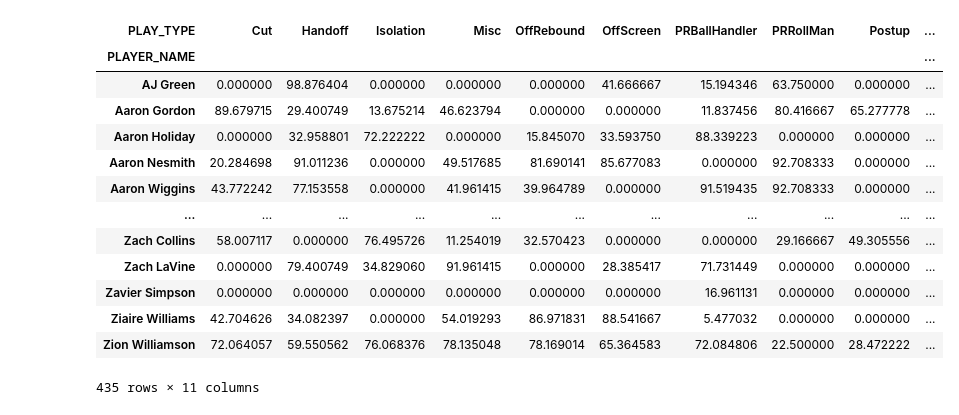
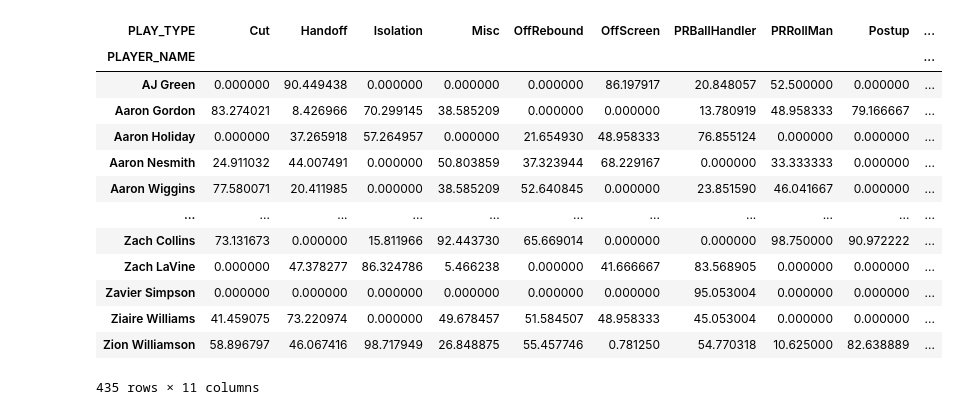
Before and after one commit to omermazig/nba_statistics_provider, a Jupyter notebook: playground.ipynb, the cells around one changed output. Cells and saved outputs as stored; diff of their text form; code cells hidden in the pictures.

Commit message:
Remove redundant cells, Change hover for points in plot, fix groupby `POSS_PCT` calculation, and fix but for metrics.

```diff
--- a/playground.ipynb
+++ b/playground.ipynb
@@ -33,32 +1,43 @@ assert league_object.playtype.transition == PlayTypeLeagueAverage('offensive', '
 # %%
+from leagueScripts import PlayTypeLeagueAverage
 from nba_api.stats.library.parameters import PlayType
 from nba_api.stats.endpoints import SynergyPlayTypes
 import pandas as pd
 
-# df = pd.DataFrame(columns=SynergyPlayTypes.expected_data["SynergyPlayType"])
 playtypes_df = []
 for playtype in PlayTypeLeagueAverage.get_playtype_classes_names():
     _playtype_df = SynergyPlayTypes(play_type_nullable=getattr(PlayType, playtype), type_grouping_nullable='offensive', player_or_team_abbreviation='P').synergy_play_type.get_data_frame()
     playtypes_df.append(_playtype_df)
 df = pd.concat(playtypes_df)
-df = df[['PLAYER_NAME', 'TEAM_NAME', 'PLAY_TYPE', 'PTS', 'POSS']]
+df = df[['PLAYER_NAME', 'TEAM_NAME', 'PLAY_TYPE', 'PTS', 'POSS', 'POSS_PCT']]
 
 # Define a custom aggregation function
 def custom_agg(group):
-    # Example: Sum the 'POSS' and take the max of 'PERCENTILE'
-    aggregation = {
-        'TEAM_NAME': lambda x: ', '.join(x.unique()),  # Combine team names
-        'PTS': 'sum',  # Example custom aggregation: take the max percentile
-        'POSS': 'sum'  # Example custom aggregation: sum the possessions
-    }
-    return group.agg(aggregation)
+    # Calculate the combined team names
+    combined_team_names = ', '.join(group['TEAM_NAME'].unique())
+
+    # Calculate the sum of PTS and POSS
+    pts_sum = group['PTS'].sum()
+    poss_sum = group['POSS'].sum()
+
+    # Calculate the correct POSS_PCT
+    poss_pct_numerator = poss_sum
+    poss_pct_denominator = (group['POSS'] / group['POSS_PCT']).sum()
+    poss_pct = poss_pct_numerator / poss_pct_denominator if poss_pct_denominator != 0 else 0
+
+    # Return as a Series
+    return pd.Series({
+        'TEAM_NAME': combined_team_names,
+        'PTS': pts_sum,
+        'POSS': poss_sum,
+        'POSS_PCT': poss_pct
+    })
 
 # Apply the custom aggregation for players with multiple teams
 df = df.groupby(['PLAYER_NAME', 'PLAY_TYPE']).apply(custom_agg, include_groups=False)
 df['PPP'] = df['PTS'] / df['POSS']
 # Calculate percentiles
-df['PERCENTILE_POSS'] = df.groupby('PLAY_TYPE')['POSS'].rank(pct=True) * 100
-df['PERCENTILE_PPP'] = df.groupby('PLAY_TYPE')['PPP'].rank(pct=True) * 100
+df['PERCENTILE_FREQ%'] = df.groupby('PLAY_TYPE')['POSS_PCT'].rank(pct=True) * 100
 
 df
 # %% [output]
@@ -80,7 +59,7 @@ df
 # Pivot the dataframe
 df_pivot = df.pivot_table(index=['PLAYER_NAME'],
                           columns='PLAY_TYPE',
-                          values=['PERCENTILE_PPP', 'PERCENTILE_POSS'],
+                          values=['PPP', 'POSS_PCT', 'PERCENTILE_FREQ%'],
                           aggfunc='first',
                           fill_value=0)
 
@@ -88,5 +67,7 @@ df_pivot = df.pivot_table(index=['PLAYER_NAME'],
 # df_pivot.columns = [f'{i}_{j}' for i, j in df_pivot.columns]
 df_pivot = df_pivot.rename(columns={'PLAYER_NAME_': 'PLAYER_NAME', 'TEAM_NAME_': 'TEAM_NAME'})
 
-df_for_plot = df_pivot['PERCENTILE_PPP']
-metrics = df_for_plot.columns[1:].tolist()
+df_ppp_for_plot = df_pivot['PPP']
+df_frequency_for_plot = df_pivot['POSS_PCT']
+df_percentile_frequency_for_plot = df_pivot['PERCENTILE_FREQ%']
+metrics = df_ppp_for_plot.columns.tolist()
@@ -93,18 +108,18 @@ metrics = df_for_plot.columns[1:].tolist()
 # %%
-df_for_plot
+df_percentile_frequency_for_plot
 # %% [output]
 | PLAY_TYPE | Cut | Handoff | Isolation | Misc | OffRebound | OffScreen | PRBallHandler | PRRollMan | Postup | ... |
 | PLAYER_NAME |  |  |  |  |  |  |  |  |  | ... |
-| AJ Green | 0.000000 | 98.876404 | 0.000000 | 0.000000 | 0.000000 | 41.666667 | 15.194346 | 63.750000 | 0.000000 | ... |
-| Aaron Gordon | 89.679715 | 29.400749 | 13.675214 | 46.623794 | 0.000000 | 0.000000 | 11.837456 | 80.416667 | 65.277778 | ... |
-| Aaron Holiday | 0.000000 | 32.958801 | 72.222222 | 0.000000 | 15.845070 | 33.593750 | 88.339223 | 0.000000 | 0.000000 | ... |
-| Aaron Nesmith | 20.284698 | 91.011236 | 0.000000 | 49.517685 | 81.690141 | 85.677083 | 0.000000 | 92.708333 | 0.000000 | ... |
-| Aaron Wiggins | 43.772242 | 77.153558 | 0.000000 | 41.961415 | 39.964789 | 0.000000 | 91.519435 | 92.708333 | 0.000000 | ... |
+| AJ Green | 0.000000 | 90.449438 | 0.000000 | 0.000000 | 0.000000 | 86.197917 | 20.848057 | 52.500000 | 0.000000 | ... |
+| Aaron Gordon | 83.274021 | 8.426966 | 70.299145 | 38.585209 | 0.000000 | 0.000000 | 13.780919 | 48.958333 | 79.166667 | ... |
+| Aaron Holiday | 0.000000 | 37.265918 | 57.264957 | 0.000000 | 21.654930 | 48.958333 | 76.855124 | 0.000000 | 0.000000 | ... |
+| Aaron Nesmith | 24.911032 | 44.007491 | 0.000000 | 50.803859 | 37.323944 | 68.229167 | 0.000000 | 33.333333 | 0.000000 | ... |
+| Aaron Wiggins | 77.580071 | 20.411985 | 0.000000 | 38.585209 | 52.640845 | 0.000000 | 23.851590 | 46.041667 | 0.000000 | ... |
 | ... | ... | ... | ... | ... | ... | ... | ... | ... | ... | ... |
-| Zach Collins | 58.007117 | 0.000000 | 76.495726 | 11.254019 | 32.570423 | 0.000000 | 0.000000 | 29.166667 | 49.305556 | ... |
-| Zach LaVine | 0.000000 | 79.400749 | 34.829060 | 91.961415 | 0.000000 | 28.385417 | 71.731449 | 0.000000 | 0.000000 | ... |
-| Zavier Simpson | 0.000000 | 0.000000 | 0.000000 | 0.000000 | 0.000000 | 0.000000 | 16.961131 | 0.000000 | 0.000000 | ... |
-| Ziaire Williams | 42.704626 | 34.082397 | 0.000000 | 54.019293 | 86.971831 | 88.541667 | 5.477032 | 0.000000 | 0.000000 | ... |
-| Zion Williamson | 72.064057 | 59.550562 | 76.068376 | 78.135048 | 78.169014 | 65.364583 | 72.084806 | 22.500000 | 28.472222 | ... |
+| Zach Collins | 73.131673 | 0.000000 | 15.811966 | 92.443730 | 65.669014 | 0.000000 | 0.000000 | 98.750000 | 90.972222 | ... |
+| Zach LaVine | 0.000000 | 47.378277 | 86.324786 | 5.466238 | 0.000000 | 41.666667 | 83.568905 | 0.000000 | 0.000000 | ... |
+| Zavier Simpson | 0.000000 | 0.000000 | 0.000000 | 0.000000 | 0.000000 | 0.000000 | 95.053004 | 0.000000 | 0.000000 | ... |
+| Ziaire Williams | 41.459075 | 73.220974 | 0.000000 | 49.678457 | 51.584507 | 48.958333 | 45.053004 | 0.000000 | 0.000000 | ... |
+| Zion Williamson | 58.896797 | 46.067416 | 98.717949 | 26.848875 | 55.457746 | 0.781250 | 54.770318 | 10.625000 | 82.638889 | ... |
 435 rows × 11 columns
 # %%
```
Also changed, not shown: parts of 9 cells of this notebook.
